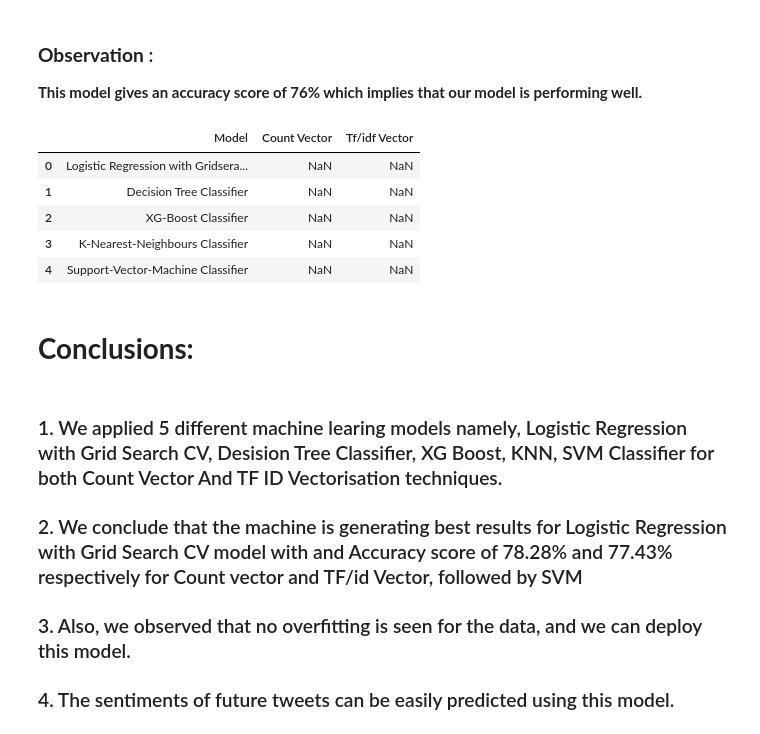
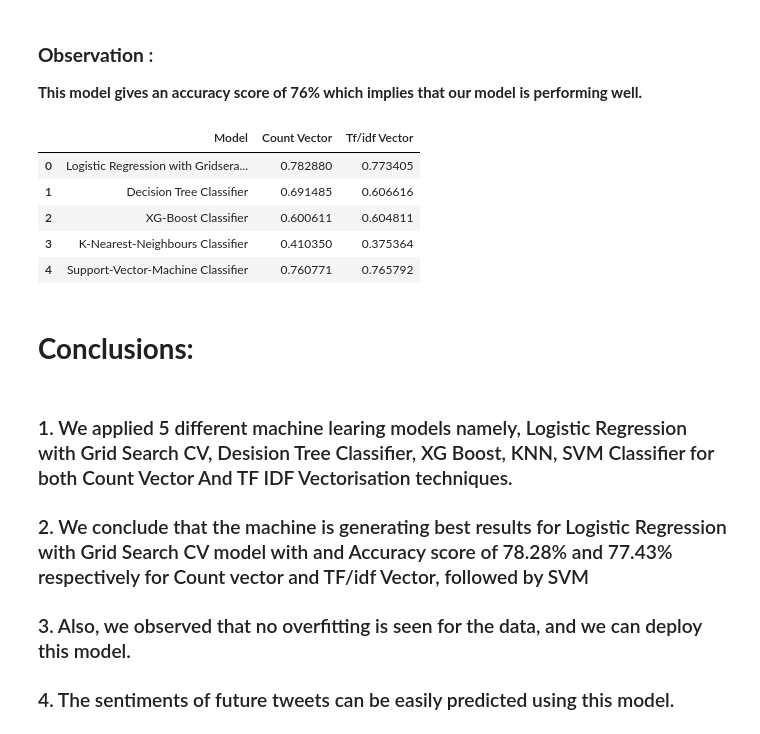
Before and after one commit to gauravmalakar08/Coronavirus-Tweet-Sentiment-Analysis, a Jupyter notebook: Coronavirus_Tweet_Sentiment_Analysis_Capstone_Project.ipynb, the cells around one changed output. Saved outputs shown, nothing was run; the diff lists cells and outputs as text; code cells hidden in the pictures.

```diff
--- a/Coronavirus_Tweet_Sentiment_Analysis_Capstone_Project.ipynb
+++ b/Coronavirus_Tweet_Sentiment_Analysis_Capstone_Project.ipynb
@@ -1022,26 +1022,26 @@ ax.yaxis.set_ticklabels(labels)
 # %%
 # Model's acurracy Score Comparision
 
 acurracy = {'Model':  ['Logistic Regression with GridserachCV', 'Decision Tree Classifier','XG-Boost Classifier','K-Nearest-Neighbours Classifier','Support-Vector-Machine Classifier'],
-        'CountVector':  [accuracy_lr_cv,np.mean(cv_score_dt_cv),np.mean(cv_score_xgb_cv),accuracy_KNN,accuracy_svc],
-        'TfidfVector': [accuracy_lr_Gcv,np.mean(cv_score_dt_tv),np.mean(cv_score_xgb_tv),accuracy_KNN_tv,accuracy_svm_tv]}
+        'Count Vector':  [accuracy_lr_cv,np.mean(cv_score_dt_cv),np.mean(cv_score_xgb_cv),accuracy_KNN,accuracy_svc],
+        'Tf/idf Vector': [accuracy_lr_Gcv,np.mean(cv_score_dt_tv),np.mean(cv_score_xgb_tv),accuracy_KNN_tv,accuracy_svm_tv]}
 
 cv_score_table= pd.DataFrame (acurracy, columns = ['Model','Count Vector','Tf/idf Vector'])
 
 cv_score_table
 # %% [output]
 |  | Model | Count Vector | Tf/idf Vector |
-| 0 | Logistic Regression with Gridsera... | NaN | NaN |
-| 1 | Decision Tree Classifier | NaN | NaN |
-| 2 | XG-Boost Classifier | NaN | NaN |
-| 3 | K-Nearest-Neighbours Classifier | NaN | NaN |
-| 4 | Support-Vector-Machine Classifier | NaN | NaN |
+| 0 | Logistic Regression with Gridsera... | 0.782880 | 0.773405 |
+| 1 | Decision Tree Classifier | 0.691485 | 0.606616 |
+| 2 | XG-Boost Classifier | 0.600611 | 0.604811 |
+| 3 | K-Nearest-Neighbours Classifier | 0.410350 | 0.375364 |
+| 4 | Support-Vector-Machine Classifier | 0.760771 | 0.765792 |
 # %% [markdown]
 # **Conclusions:**
 # %% [markdown]
-### 1. We applied 5 different machine learing models namely, Logistic Regression with Grid Search CV, Desision Tree Classifier, XG Boost, KNN, SVM Classifier for both Count Vector And TF ID Vectorisation techniques.
+### 1. We applied 5 different machine learing models namely, Logistic Regression with Grid Search CV, Desision Tree Classifier, XG Boost, KNN, SVM Classifier for both Count Vector And TF IDF Vectorisation techniques.
 
-### 2. We conclude that the machine is generating best results for Logistic Regression with Grid Search CV model with and Accuracy score of 78.28% and 77.43% respectively for Count vector and TF/id Vector, followed by SVM
+### 2. We conclude that the machine is generating best results for Logistic Regression with Grid Search CV model with and Accuracy score of 78.28% and 77.43% respectively for Count vector and TF/idf Vector, followed by SVM
 
 ### 3. Also, we observed that no overfitting is seen for the data, and we can deploy this model.
 
```
Also changed, not shown: parts of 15 cells of this notebook.
